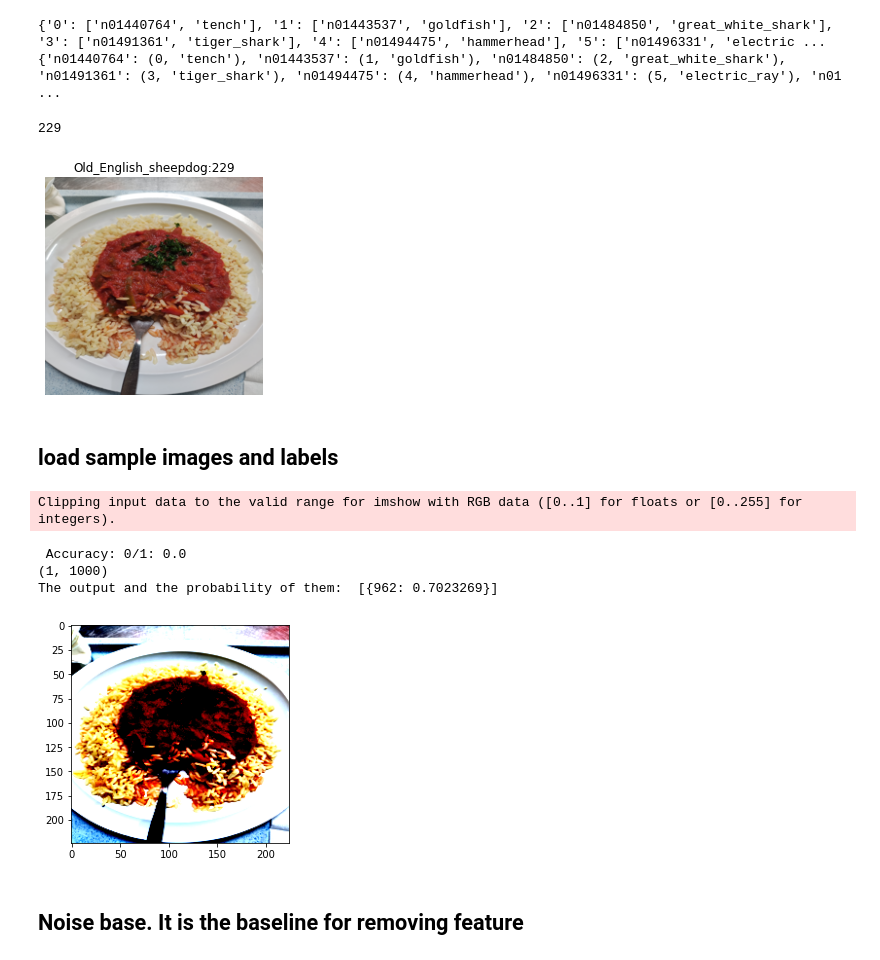
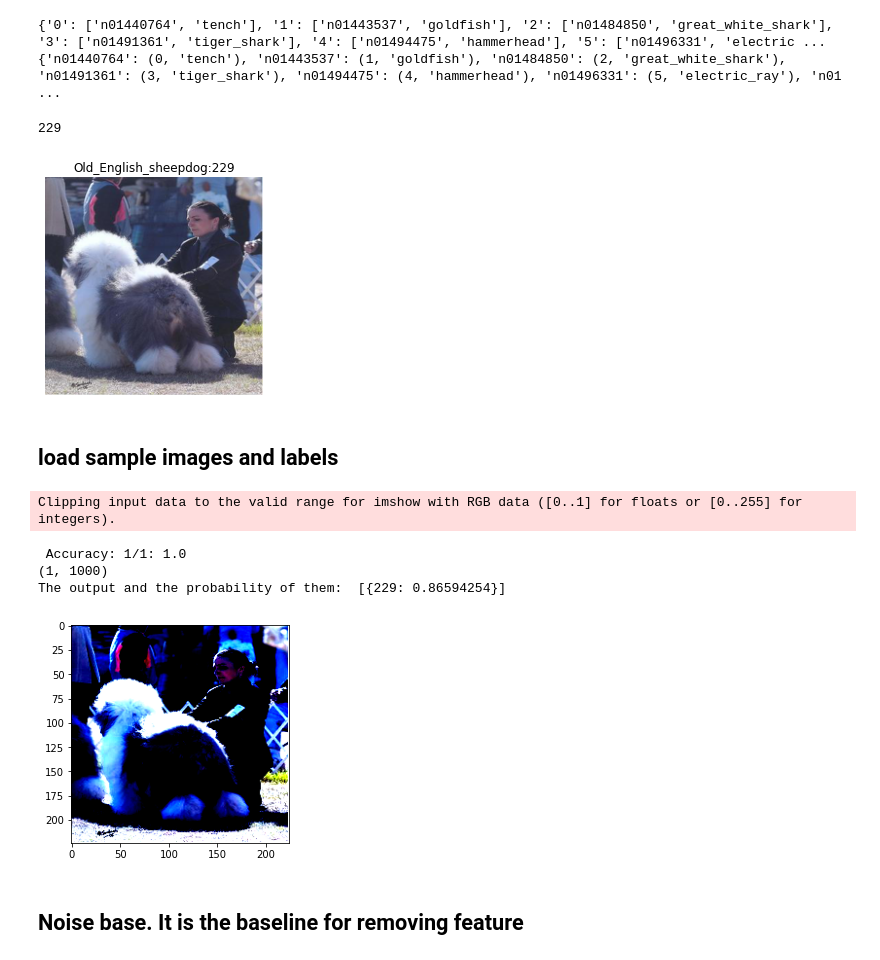
Before and after one commit to Mak-Ta-Reque/soundness_saliency, a Jupyter notebook: experiment_one_image.ipynb, the cells around one changed output. Cells and saved outputs as stored; diff of their text form; code cells hidden in the pictures.

```diff
--- a/experiment_one_image.ipynb
+++ b/experiment_one_image.ipynb
@@ -146,32 +146,33 @@ print(class_dict)
 # %%
 ##
 from PIL import Image
+output_dir = ""
 image_path = "/mnt/sda/abka03-data/imagenet/imagewoof2-320/val"
 jpg_files = []
 for root, dirs, files in os.walk(image_path):
     for file in files:
         if file.endswith(".jpg") or file.endswith(".JPEG"):
             jpg_files.append(os.path.join(root, file))
 
-select_sampe = 544 #589
+select_sampe = 677 #589
 
 image = Image.open(jpg_files[select_sampe])
 
-#image = Image.open("/home/abka03/IML/soundness_saliency/lunch.jpg")
+#image = Image.open("/home/abka03/IML/soundness_saliency/")
 
 class_num, class_name  = class_dict[jpg_files[select_sampe].split("/")[-2]]
 
 print(class_num)
 image = image.resize((224, 224))
 plt.imshow(image)
 plt.axis("off")
 plt.title(f"{class_name}:{class_num}")
 plt.show()
 
 input_tensor = transform(image).unsqueeze(0)
 # %% [output]
 229
-[figure, old version]
+[figure, new version]
 # %% [markdown]
 ## load sample images and labels
 # %%
@@ -186,10 +187,10 @@ probdict = prediction_probs(model, input_image)
 print("The output and the probability of them: ", probdict)
 # %% [output]
 Clipping input data to the valid range for imshow with RGB data ([0..1] for floats or [0..255] for integers).
- Accuracy: 0/1: 0.0
+ Accuracy: 1/1: 1.0
 (1, 1000)
-The output and the probability of them:  [{962: 0.7023269}]
+The output and the probability of them:  [{229: 0.86594254}]
-[figure, old version]
+[figure, new version]
 # %% [markdown]
 ## Noise base. It is the baseline for removing feature
 # %%
```
Also changed, not shown: parts of 8 cells of this notebook, 1 other file.
